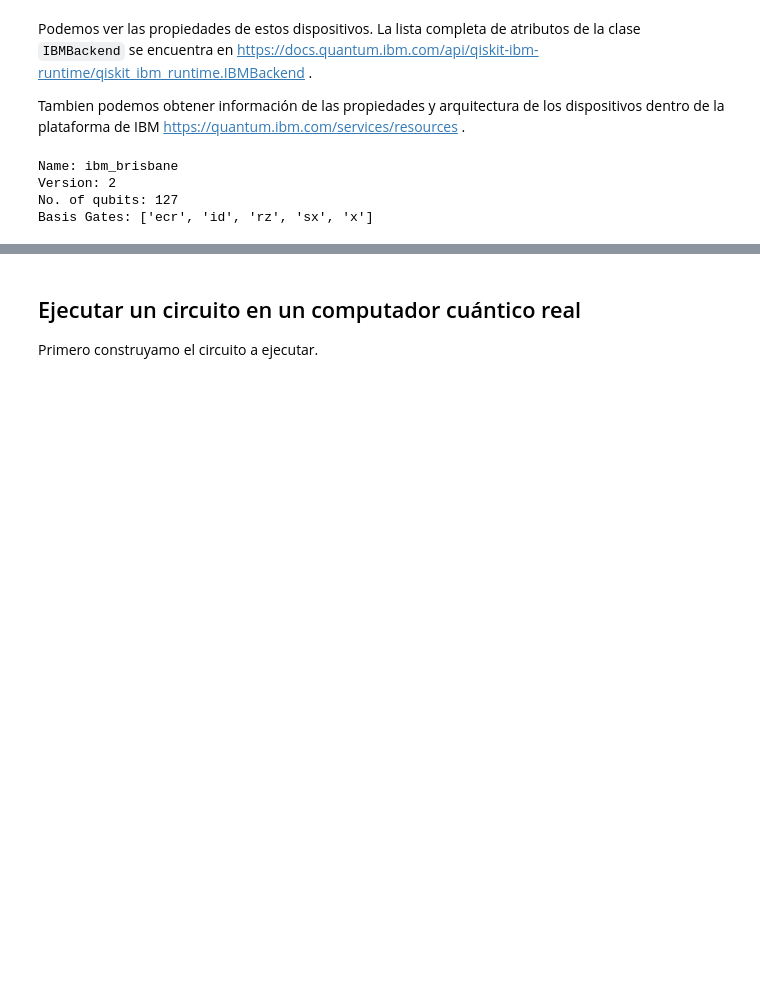
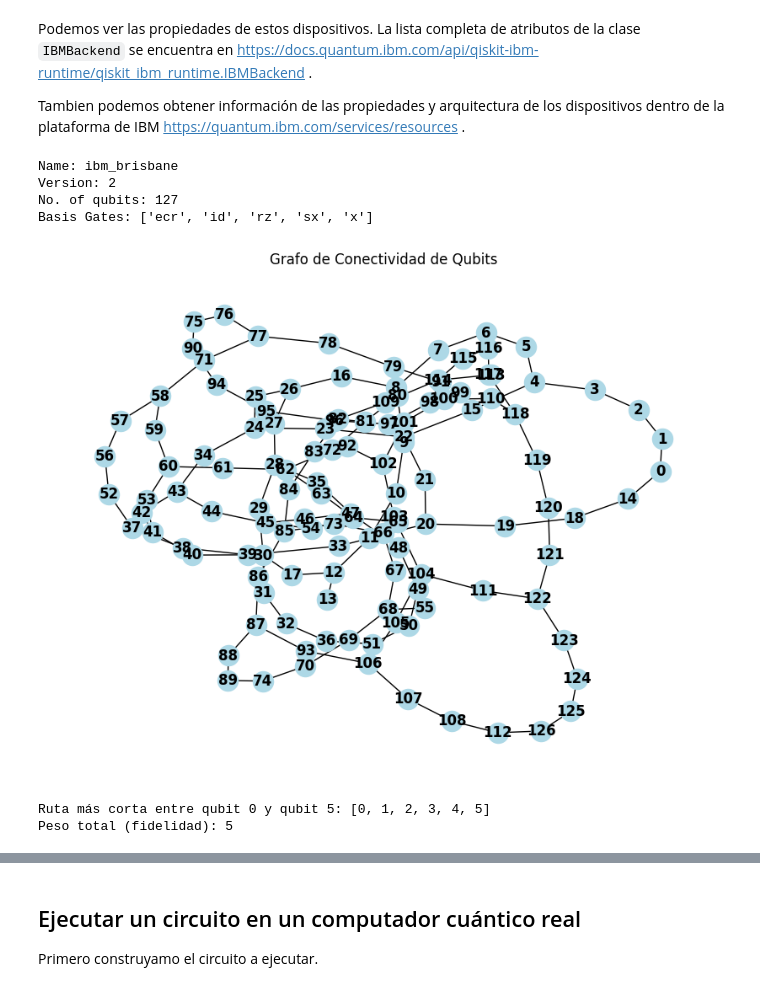
Before and after one commit to fbientrigo/phdStudy, a Jupyter notebook: talleres/01_Introduccion_a_Qiskit/Introducción_Qiskit.ipynb, the cells around one changed output, grey strips where cells are left out. Saved outputs shown, nothing was run; the diff lists cells and outputs as text; code cells hidden in the pictures; blank space fills up the shorter version.

Commit message:
incorporada información para mapear los qubits minimizando el error

```diff
--- a/talleres/01_Introduccion_a_Qiskit/Introducción_Qiskit.ipynb
+++ b/talleres/01_Introduccion_a_Qiskit/Introducción_Qiskit.ipynb
@@ -677,3 +677,49 @@ Name: ibm_brisbane
 Version: 2
 No. of qubits: 127
 Basis Gates: ['ecr', 'id', 'rz', 'sx', 'x']
+# %%
+import networkx as nx
+import matplotlib.pyplot as plt
+# Obtener la configuración y propiedades del backend
+configuration = backend.configuration()
+properties = backend.properties()
+
+# Construir el grafo de conectividad
+coupling_map = configuration.coupling_map
+num_qubits = configuration.num_qubits
+
+# Crear un grafo no dirigido
+graph = nx.Graph()
+
+# Añadir nodos (qubits)
+graph.add_nodes_from(range(num_qubits))
+
+
+# Añadir aristas (conexiones entre qubits)
+for connection in coupling_map:
+    q1, q2 = connection
+    # Opcional: Puedes usar fidelidades o tiempos de gate como pesos
+    #fidelity = properties.gate_property("cx", (q1, q2))["gate_error"]
+    graph.add_edge(q1, q2, weight=1)
+
+# Visualizar el grafo de conectividad
+plt.figure(figsize=(8, 6))
+nx.draw(graph, with_labels=True, node_color="lightblue", font_weight="bold")
+plt.title("Grafo de Conectividad de Qubits")
+plt.show()
+
+# Implementar el algoritmo de Dijkstra para asignación de qubits
+# Aquí, como ejemplo, buscamos la ruta más corta entre dos qubits específicos
+start_qubit = 0
+end_qubit = 5
+
+# Encontrar la ruta más corta usando pesos (fidelidades)
+shortest_path = nx.shortest_path(graph, source=start_qubit, target=end_qubit, weight="weight")
+path_weight = nx.shortest_path_length(graph, source=start_qubit, target=end_qubit, weight="weight")
+
+print(f"Ruta más corta entre qubit {start_qubit} y qubit {end_qubit}: {shortest_path}")
+print(f"Peso total (fidelidad): {path_weight}")
+# %% [output]
+[figure, added]
+Ruta más corta entre qubit 0 y qubit 5: [0, 1, 2, 3, 4, 5]
+Peso total (fidelidad): 5
```
Also changed, not shown: parts of 14 cells of this notebook.
